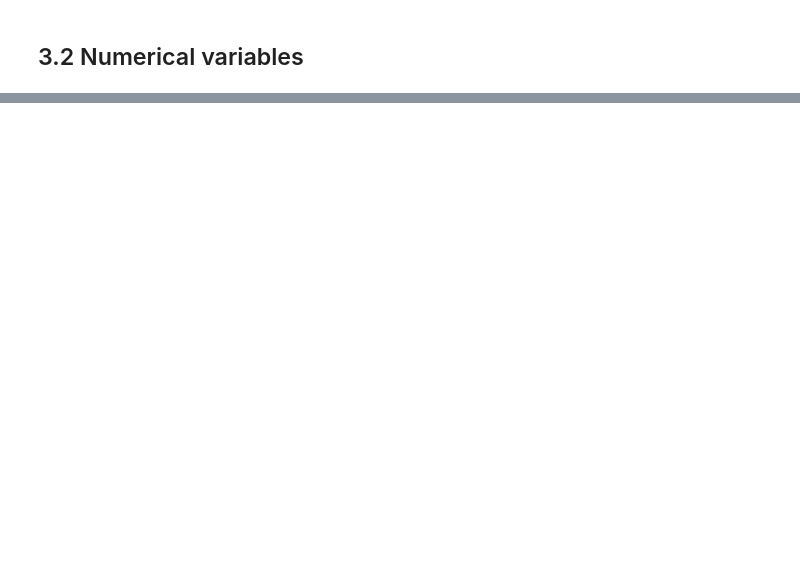
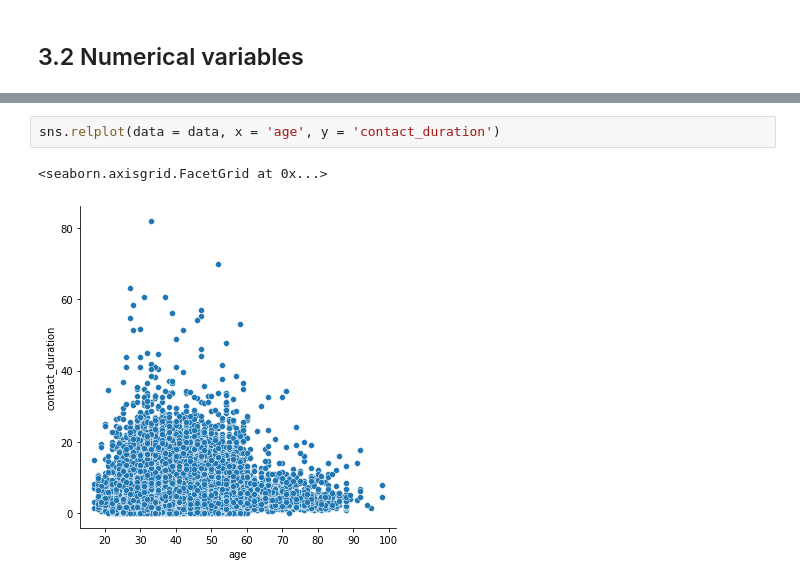
Before and after one commit to zatkopatrik/authentic-data-science, a Jupyter notebook: Jupyter_notebooks/3. Data-Visualization/3_4_13 Bivariate Analysis with Seaborn.ipynb, the cells around one changed output, grey strips where cells are left out. Drawn from its saved outputs; the diff is of its cells as text; blank space fills up the shorter version.

```diff
--- a/Jupyter_notebooks/3. Data-Visualization/3_4_13 Bivariate Analysis with Seaborn.ipynb
+++ b/Jupyter_notebooks/3. Data-Visualization/3_4_13 Bivariate Analysis with Seaborn.ipynb
@@ -338,0 +376,5 @@ data.month = data.month.map(mapping_months)
+# %%
+sns.relplot(data = data, x = 'age', y = 'contact_duration')
+# %% [output]
+<seaborn.axisgrid.FacetGrid at 0x...>
+[figure, added]
```
Also changed, not shown: parts of 11 cells of this notebook.
